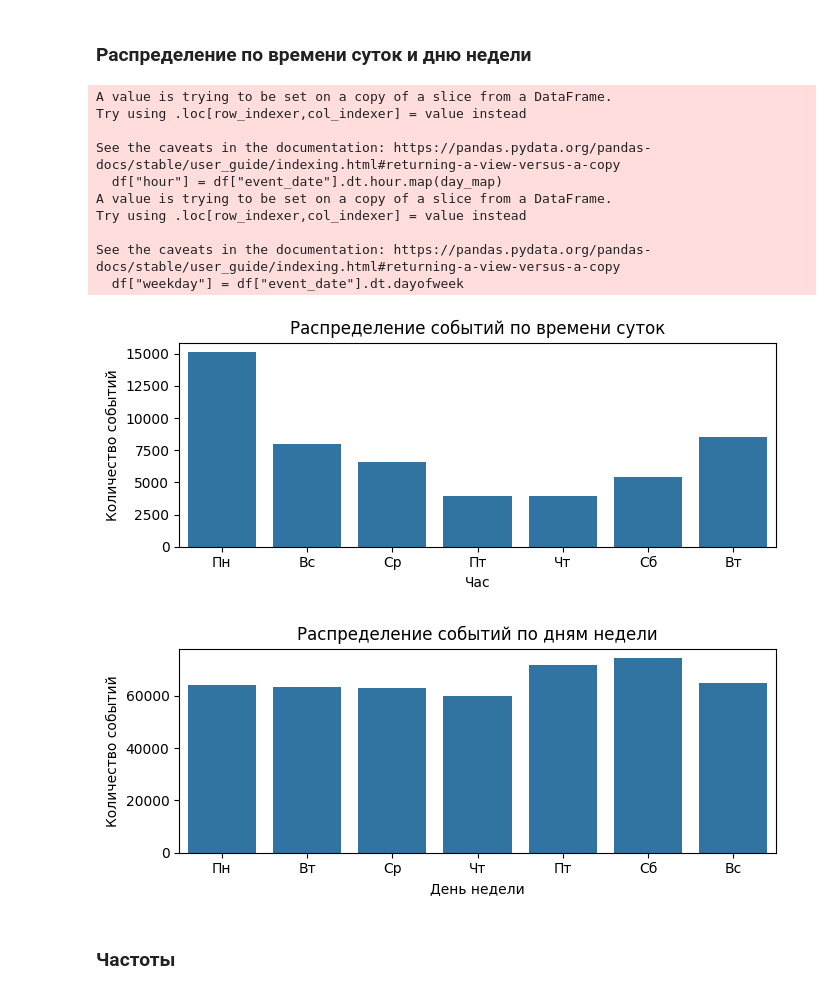
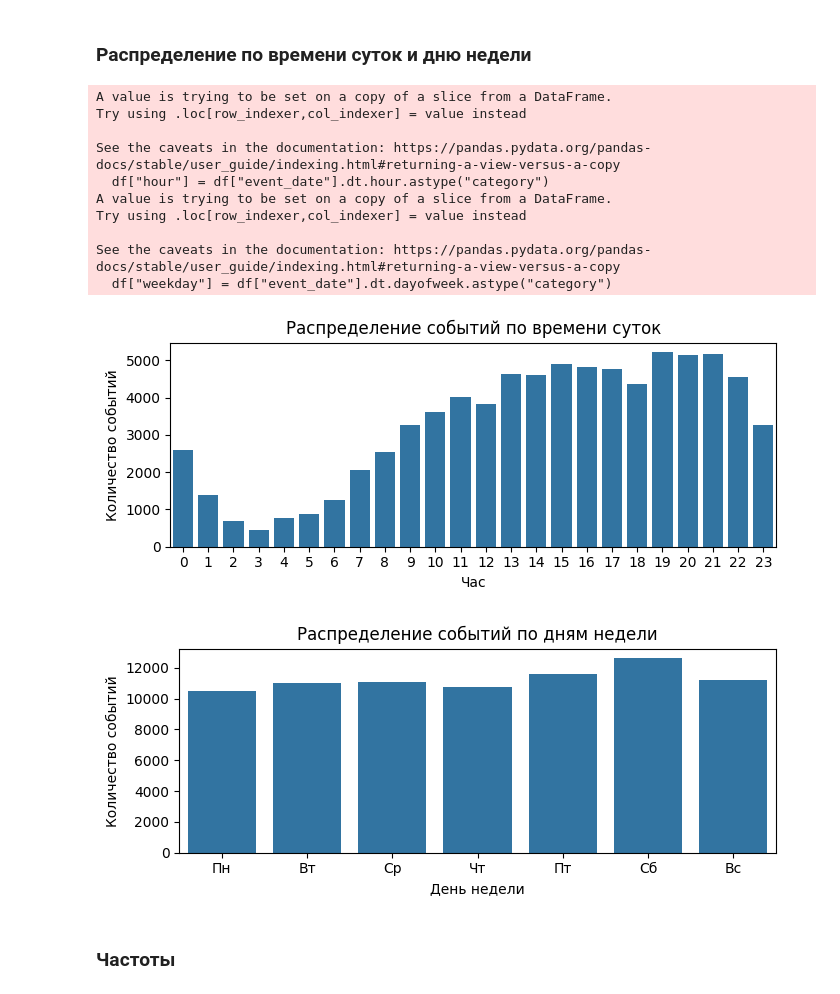
Before and after one commit to OneBeatTrue/data-analysis, a Jupyter notebook: lab-2.ipynb, the cells around one changed output. Drawn from its saved outputs; the diff is of its cells as text; code cells hidden in the pictures.

```diff
--- a/lab-2.ipynb
+++ b/lab-2.ipynb
@@ -38,7 +33,7 @@ df_full.head()
 Засемплировал
 # %%
 df = df_full
-users = df["cookie"].drop_duplicates().sample(frac=0.01, random_state=42)
+users = df["cookie"].drop_duplicates().sample(frac=0.002, random_state=42)
 df = df[df["cookie"].isin(users)].reset_index(drop=True)
 df.shape
 # %% [output]
@@ -169,39 +164,39 @@ plt.show()
 # %% [markdown]
 ### Распределение по времени суток и дню недели
 # %%
-df["hour"] = df["event_date"].dt.hour.map(day_map)
-df["weekday"] = df["event_date"].dt.dayofweek
+df["hour"] = df["event_date"].dt.hour.astype("category")
+df["weekday"] = df["event_date"].dt.dayofweek.astype("category")
 
 plt.figure(figsize=(7, 3))
 sns.countplot(x="hour", data=df)
 plt.title("Распределение событий по времени суток")
 plt.xlabel("Час")
 plt.ylabel("Количество событий")
 plt.tight_layout()
 plt.show()
 
 plt.figure(figsize=(7, 3))
 sns.countplot(x="weekday", data=df)
 plt.title("Распределение событий по дням недели")
 plt.xlabel("День недели")
 plt.ylabel("Количество событий")
 weekday_labels = ['Пн', 'Вт', 'Ср', 'Чт', 'Пт', 'Сб', 'Вс']
 plt.xticks(ticks=range(7), labels=weekday_labels)
 plt.tight_layout()
 plt.show()
 # %% [output]
 A value is trying to be set on a copy of a slice from a DataFrame.
 Try using .loc[row_indexer,col_indexer] = value instead
 
 See the caveats in the documentation: https://pandas.pydata.org/pandas-docs/stable/user_guide/indexing.html#returning-a-view-versus-a-copy
-  df["hour"] = df["event_date"].dt.hour.map(day_map)
+  df["hour"] = df["event_date"].dt.hour.astype("category")
 A value is trying to be set on a copy of a slice from a DataFrame.
 Try using .loc[row_indexer,col_indexer] = value instead
 
 See the caveats in the documentation: https://pandas.pydata.org/pandas-docs/stable/user_guide/indexing.html#returning-a-view-versus-a-copy
-  df["weekday"] = df["event_date"].dt.dayofweek
+  df["weekday"] = df["event_date"].dt.dayofweek.astype("category")
-[figure, old version]
+[figure, new version]
-[figure, old version]
+[figure, new version]
 # %% [markdown]
 ### Частоты
 # %%
```
Also changed, not shown: parts of 47 cells of this notebook.
